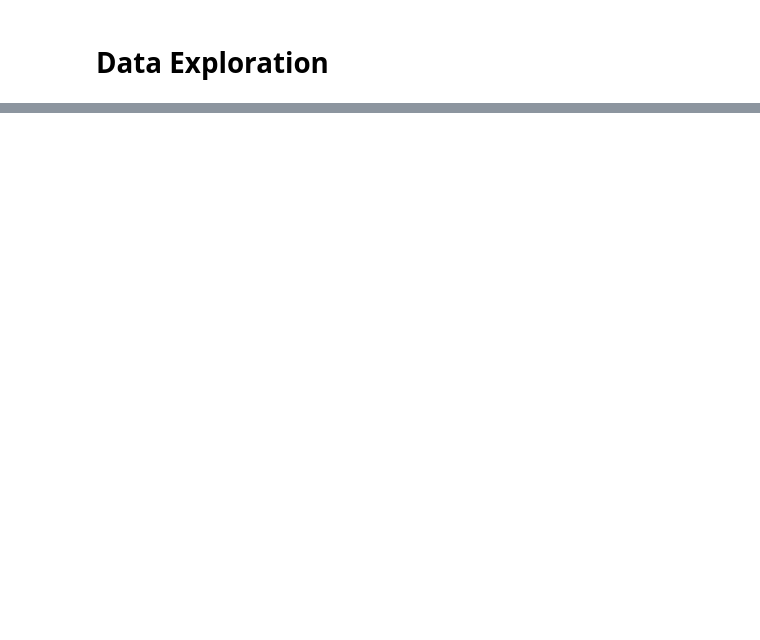
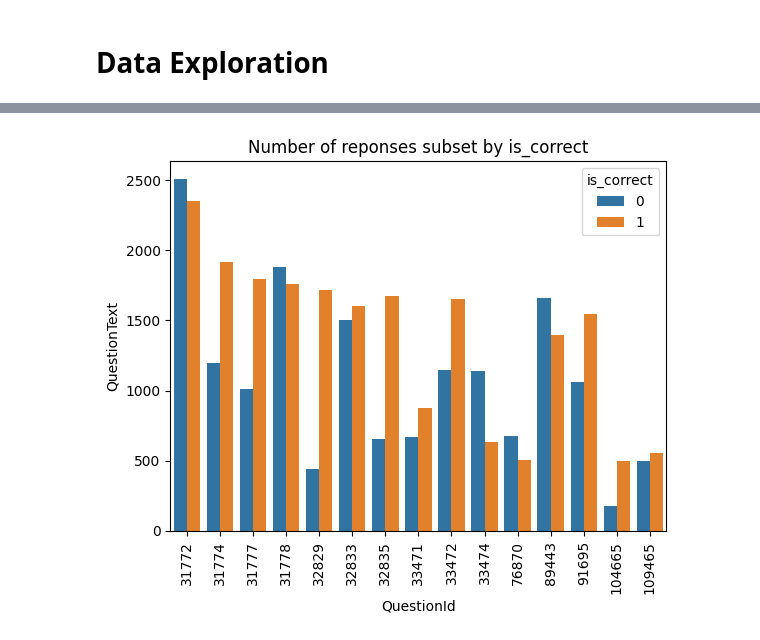
Before and after one commit to minimartzz/math-misunderstandings, a Jupyter notebook: data_exploration.ipynb, the cells around one changed output, grey strips where cells are left out. Drawn from its saved outputs; the diff is of its cells as text; code cells hidden in the pictures; blank space fills up the shorter version.

```diff
--- a/data_exploration.ipynb
+++ b/data_exploration.ipynb
@@ -14,0 +92,10 @@
+# %%
+def gb_count_plot(field: str):
+	d = train.groupby(['QuestionId', field]).count()['QuestionText'].reset_index()
+	sns.barplot(data=d, x='QuestionId', y='QuestionText', hue=field)
+	plt.title(f"Number of reponses subset by {field}")
+	plt.xticks(rotation=90)
+# %%
+gb_count_plot('is_correct')
+# %% [output]
+[figure, added]
```
Also changed, not shown: parts of 38 cells of this notebook.
